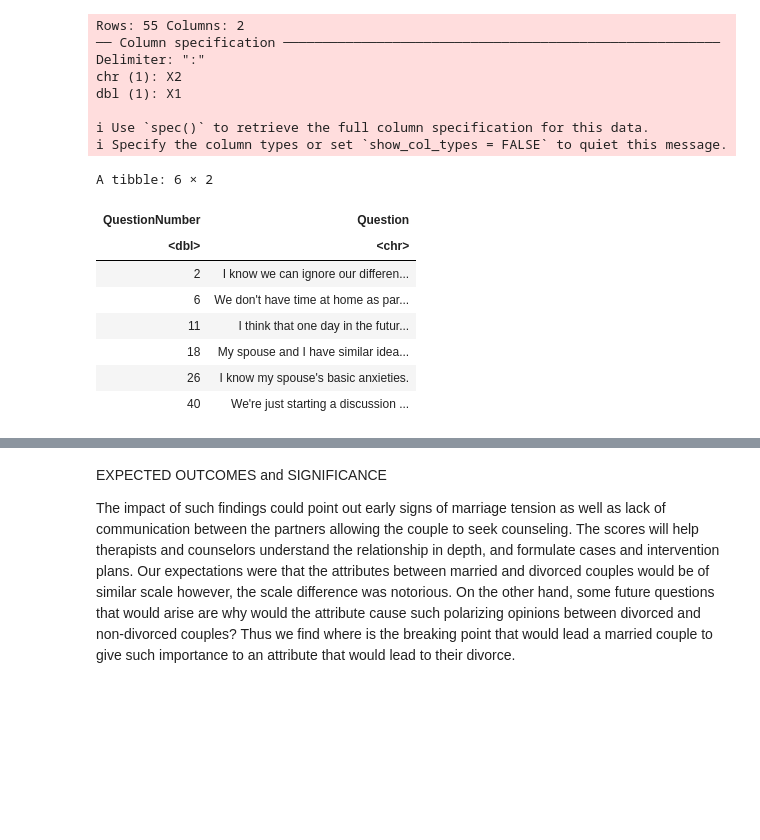
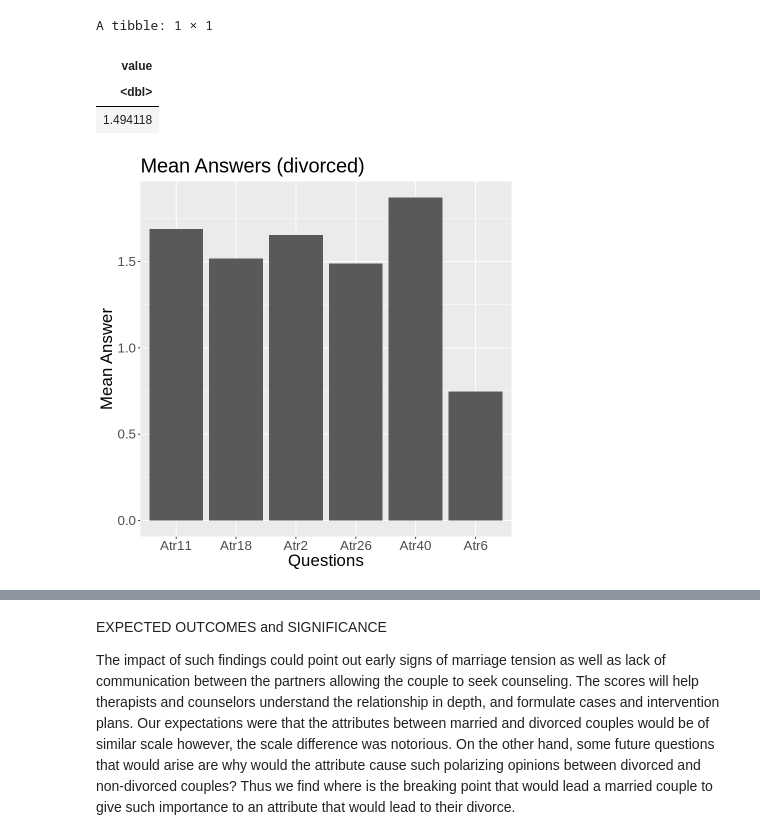
Before and after one commit to shjuliay/group107, a Jupyter notebook: Divorce_Project_Proposal.ipynb, the cells around one changed output, grey strips where cells are left out. Drawn from its saved outputs; the diff is of its cells as text; code cells hidden in the pictures; blank space fills up the shorter version.

```diff
--- a/Divorce_Project_Proposal.ipynb
+++ b/Divorce_Project_Proposal.ipynb
@@ -136,28 +154,20 @@ A tibble: 6 × 2
-# %%
-#Reading in the questions
-div_questions <- read_delim("https://raw.githubusercontent.com/shjuliay/group107/main/DivorceQuestions.txt", delim = ":", col_names = FALSE) %>%
-mutate(QuestionNumber = X1, Question = X2) %>%
-select(QuestionNumber, Question)
-#div_questions
-
-div_6questions <- div_questions %>%
-filter(QuestionNumber == 2 | QuestionNumber == 6 | QuestionNumber == 11 | QuestionNumber == 18 | QuestionNumber == 26 | QuestionNumber == 40)
-div_6questions
-# %% [output]
-Rows: 55 Columns: 2
-── Column specification ────────────────────────────────────────────────────────
-Delimiter: ":"
-chr (1): X2
-dbl (1): X1
-
-ℹ Use `spec()` to retrieve the full column specification for this data.
-ℹ Specify the column types or set `show_col_types = FALSE` to quiet this message.
-A tibble: 6 × 2
-| QuestionNumber | Question |
-| <dbl> | <chr> |
-| 2 | I know we can ignore our differen... |
-| 6 | We don't have time at home as par... |
-| 11 | I think that one day in the futur... |
-| 18 | My spouse and I have similar idea... |
-| 26 | I know my spouse's basic anxieties. |
-| 40 | We're just starting a discussion ... |
+# %%
+#creating visualizations of 6 predictor questions (divorced)
+sum_div_bar <- sum_div_longer %>%
+ggplot(aes(x = Atribute, y = value)) +
+geom_bar(stat = "identity") +
+labs(x = "Questions", y = "Mean Answer") +
+theme(text = element_text(size = 20)) +
+ggtitle("Mean Answers (divorced)")
+sum_div_bar
+
+#sum of all attributes
+sum_div_longer |>
+select(value) |>
+map_df(mean)
+# %% [output]
+A tibble: 1 × 1
+| value |
+| <dbl> |
+| 1.494118 |
+[figure, added]
```
Also changed, not shown: parts of 10 cells of this notebook.
